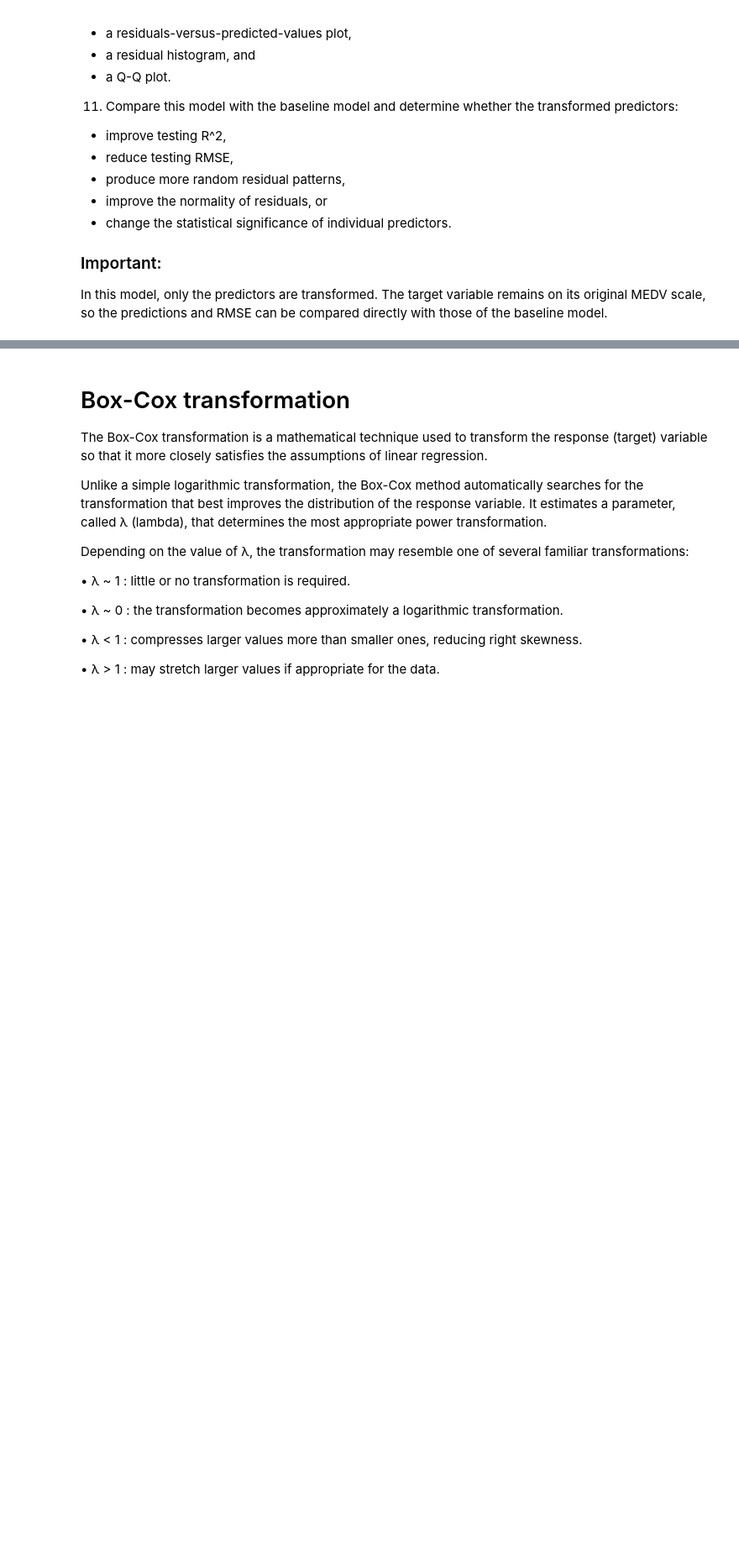
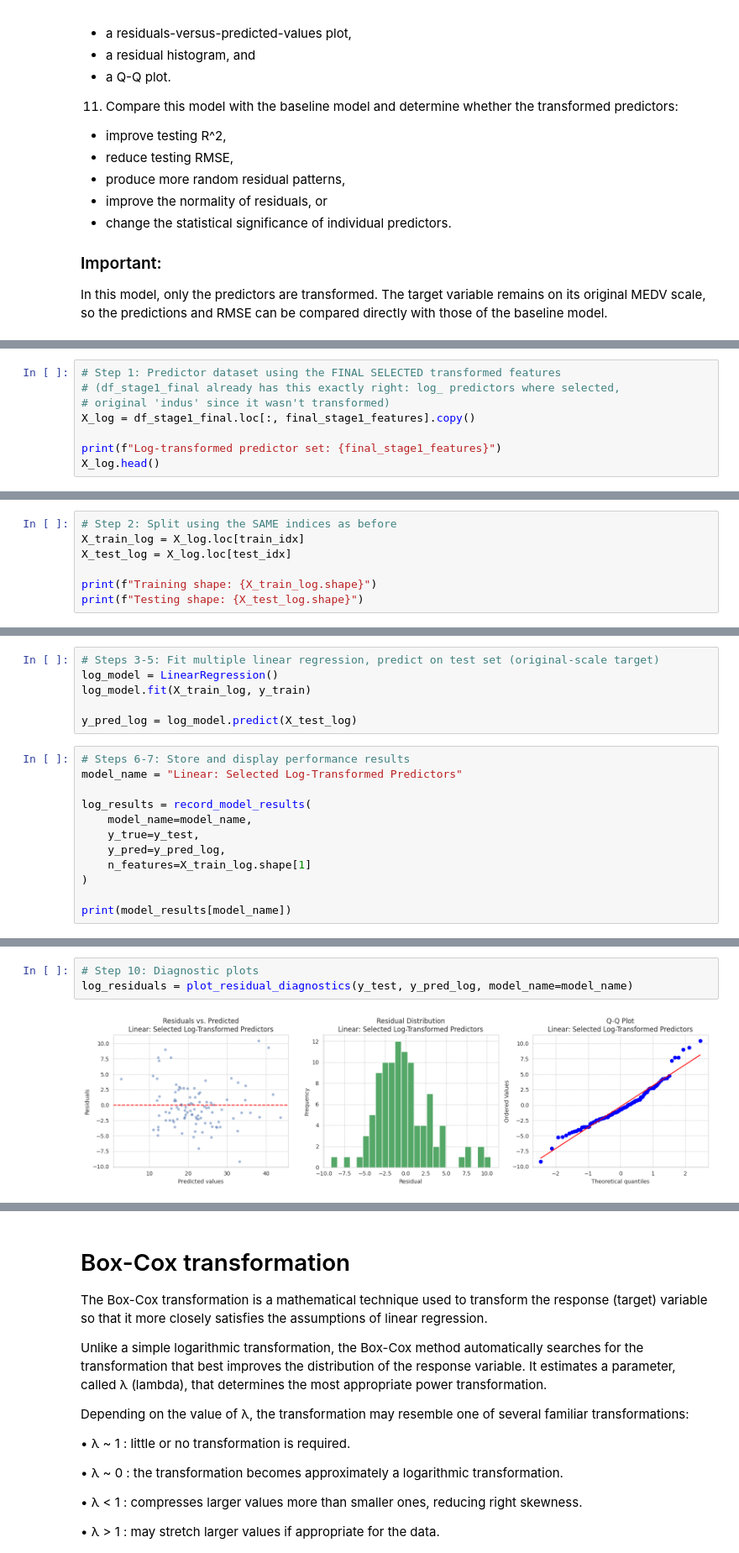
Before and after one commit to JoseAlberto88/Predictive-Analytics-, a Jupyter notebook: DAMO510_Module_04_in_Class_Activity_Starter_notebook.ipynb, the cells around one changed output, grey strips where cells are left out. Shown at 84% size. Drawn from its saved outputs; the diff is of its cells as text; blank space fills up the shorter version.

```diff
--- a/DAMO510_Module_04_in_Class_Activity_Starter_notebook.ipynb
+++ b/DAMO510_Module_04_in_Class_Activity_Starter_notebook.ipynb
@@ -1478,0 +1463,8 @@ Linear: Selected Log-Transformed Predictors overall F-test p-value: 1.01385e-105
+# %%
+# Step 1: Predictor dataset using the FINAL SELECTED transformed features
+# (df_stage1_final already has this exactly right: log_ predictors where selected,
+# original 'indus' since it wasn't transformed)
+X_log = df_stage1_final.loc[:, final_stage1_features].copy()
+
+print(f"Log-transformed predictor set: {final_stage1_features}")
+X_log.head()
@@ -1478,0 +1479,7 @@ Linear: Selected Log-Transformed Predictors overall F-test p-value: 1.01385e-105
+# %%
+# Step 2: Split using the SAME indices as before
+X_train_log = X_log.loc[train_idx]
+X_test_log = X_log.loc[test_idx]
+
+print(f"Training shape: {X_train_log.shape}")
+print(f"Testing shape: {X_test_log.shape}")
@@ -1478,0 +1489,18 @@ Linear: Selected Log-Transformed Predictors overall F-test p-value: 1.01385e-105
+# %%
+# Steps 3-5: Fit multiple linear regression, predict on test set (original-scale target)
+log_model = LinearRegression()
+log_model.fit(X_train_log, y_train)
+
+y_pred_log = log_model.predict(X_test_log)
+# %%
+# Steps 6-7: Store and display performance results
+model_name = "Linear: Selected Log-Transformed Predictors"
+
+log_results = record_model_results(
+    model_name=model_name,
+    y_true=y_test,
+    y_pred=y_pred_log,
+    n_features=X_train_log.shape[1]
+)
+
+print(model_results[model_name])
@@ -1478,0 +1544,5 @@ Linear: Selected Log-Transformed Predictors overall F-test p-value: 1.01385e-105
+# %%
+# Step 10: Diagnostic plots
+log_residuals = plot_residual_diagnostics(y_test, y_pred_log, model_name=model_name)
+# %% [output]
+[figure, added]
```
Also changed, not shown: parts of 6 cells of this notebook.
